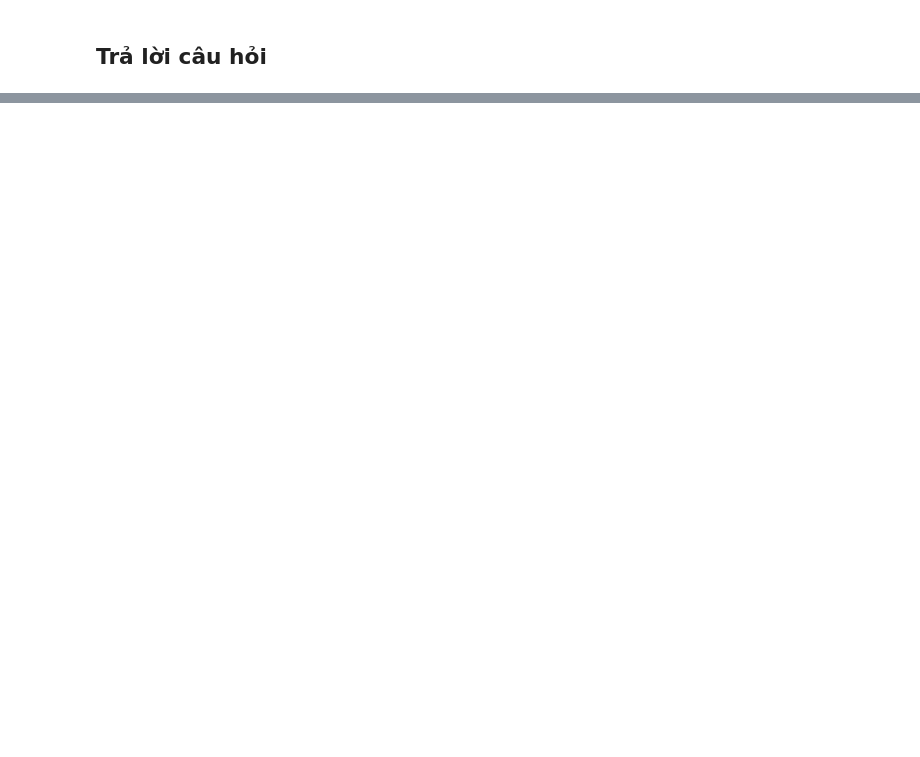
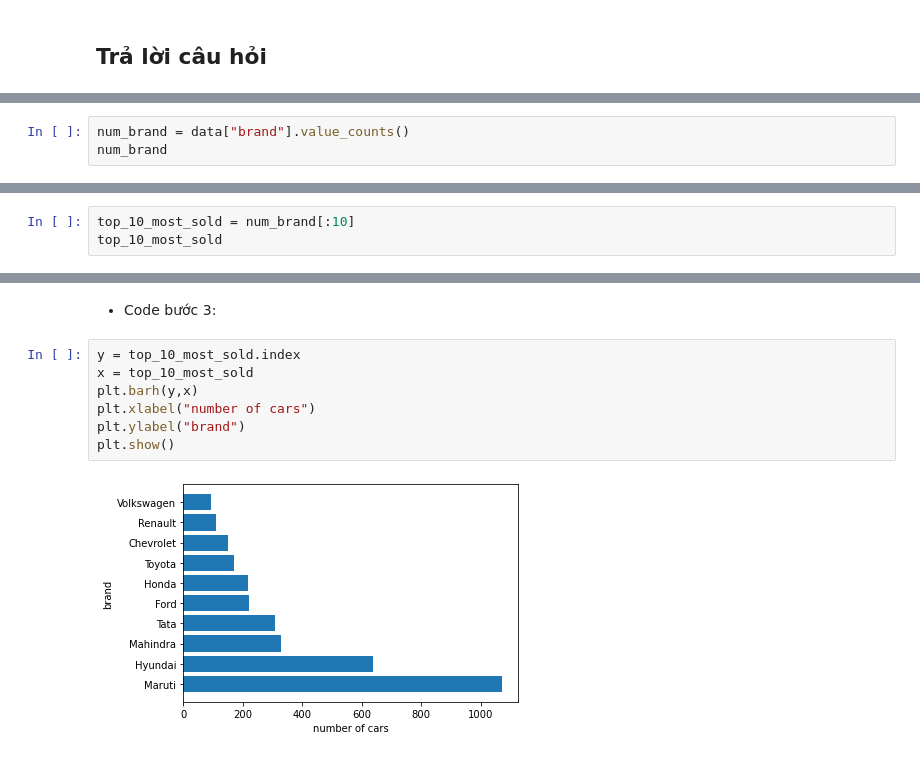
Before and after one commit to syhcmus/LTKHDL, a Jupyter notebook: 18120491_18120540.ipynb, the cells around one changed output, grey strips where cells are left out. Cells and saved outputs as stored; diff of their text form; blank space fills up the shorter version.

```diff
--- a/18120491_18120540.ipynb
+++ b/18120491_18120540.ipynb
@@ -86,0 +194,3 @@ array([2007, 2012, 2017, 2014, 2016, 2015, 2018, 2019, 2013, 2011, 2010,
+# %%
+num_brand = data["brand"].value_counts()
+num_brand
@@ -86,0 +217,3 @@ array([2007, 2012, 2017, 2014, 2016, 2015, 2018, 2019, 2013, 2011, 2010,
+# %%
+top_10_most_sold = num_brand[:10]
+top_10_most_sold
@@ -86,0 +232,11 @@ array([2007, 2012, 2017, 2014, 2016, 2015, 2018, 2019, 2013, 2011, 2010,
+# %% [markdown]
+- Code bước 3:
+# %%
+y = top_10_most_sold.index
+x = top_10_most_sold
+plt.barh(y,x)
+plt.xlabel("number of cars")
+plt.ylabel("brand")
+plt.show()
+# %% [output]
+[figure, added]
```
Also changed, not shown: parts of 18 cells of this notebook.
